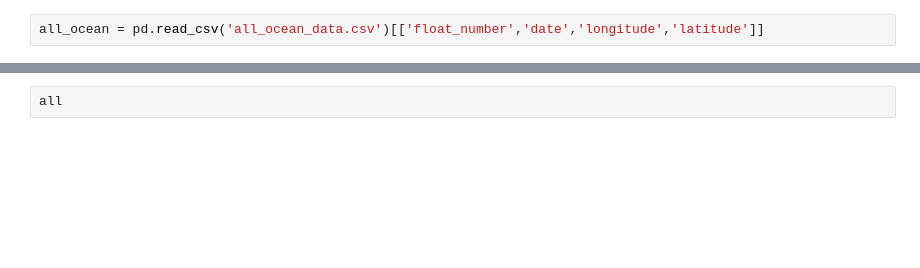
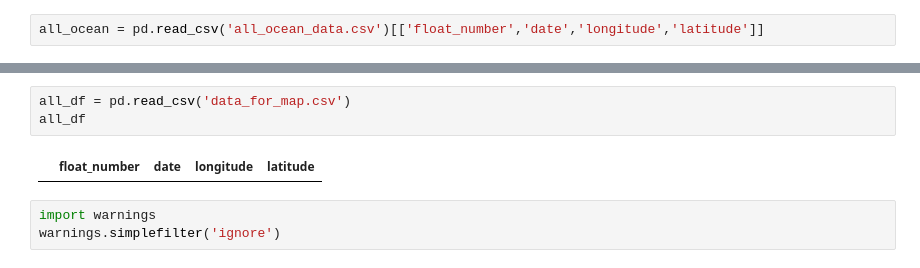
Before and after one commit to JonPGallegos/ocean_climate, a Jupyter notebook: ocean_climate.ipynb, the cells around one changed output, grey strips where cells are left out. Saved outputs shown, nothing was run; the diff lists cells and outputs as text; blank space fills up the shorter version.

Commit message:
created animated map data and working on lstm data

```diff
--- a/ocean_climate.ipynb
+++ b/ocean_climate.ipynb
@@ -193,3 +187,9 @@ See the caveats in the documentation: https://pandas.pydata.org/pandas-docs/stab
-# %%
-all
+# %%
+all_df = pd.read_csv('data_for_map.csv')
+all_df
+# %% [output]
+|  | float_number | date | longitude | latitude |
+# %%
+import warnings
+warnings.simplefilter('ignore')
 # %%
```
Also changed, not shown: parts of 14 cells of this notebook, 1 other file.
